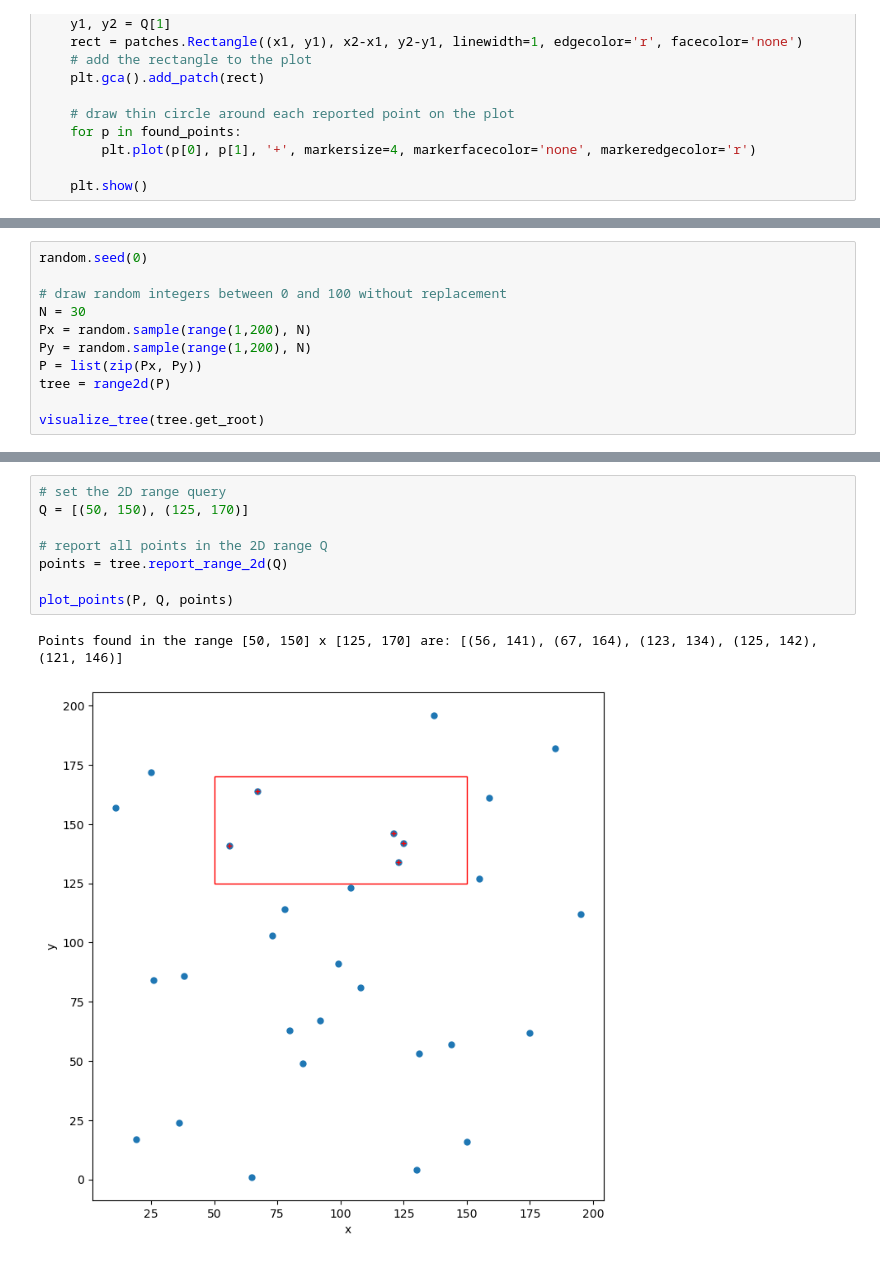
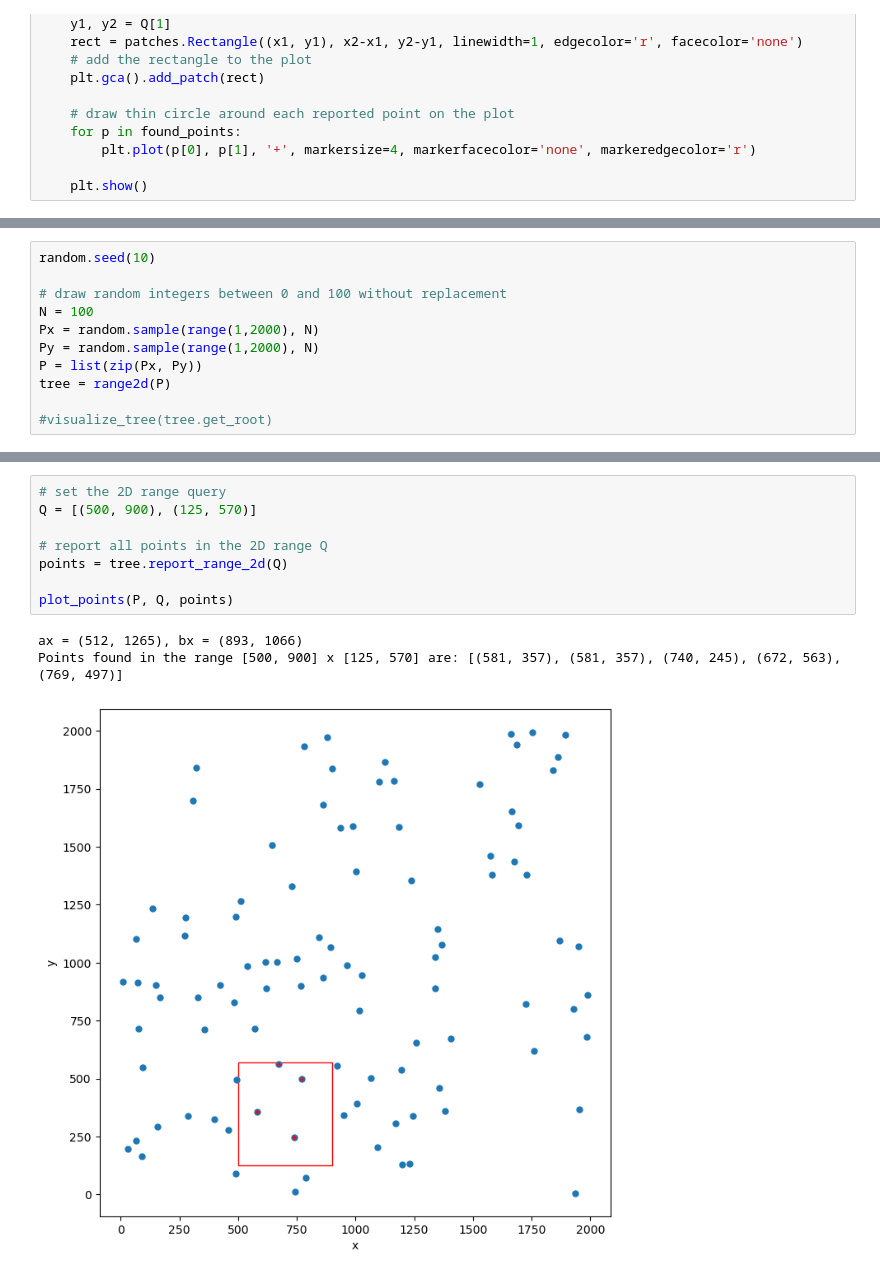
Before and after one commit to tsultan16/Classic_Algorithms, a Jupyter notebook: Range_Tree/2d_range_tree.ipynb, the cells around one changed output, grey strips where cells are left out. Cells and saved outputs as stored; diff of their text form.

```diff
--- a/Range_Tree/2d_range_tree.ipynb
+++ b/Range_Tree/2d_range_tree.ipynb
@@ -317,13 +343,13 @@ class range2d:
 
         return successor
 # %%
-random.seed(0)
+random.seed(10)
 
 # draw random integers between 0 and 100 without replacement
-N = 30
-Px = random.sample(range(1,200), N)
-Py = random.sample(range(1,200), N)
+N = 100
+Px = random.sample(range(1,2000), N)
+Py = random.sample(range(1,2000), N)
 P = list(zip(Px, Py))
 tree = range2d(P)
 
-visualize_tree(tree.get_root)
+#visualize_tree(tree.get_root)
@@ -332,11 +356,12 @@ visualize_tree(tree.get_root)
 # %%
 # set the 2D range query
-Q = [(50, 150), (125, 170)]
+Q = [(500, 900), (125, 570)]
 
 # report all points in the 2D range Q
 points = tree.report_range_2d(Q)
 
 plot_points(P, Q, points)
 # %% [output]
-Points found in the range [50, 150] x [125, 170] are: [(56, 141), (67, 164), (123, 134), (125, 142), (121, 146)]
+ax = (512, 1265), bx = (893, 1066)
+Points found in the range [500, 900] x [125, 570] are: [(581, 357), (581, 357), (740, 245), (672, 563), (769, 497)]
-[figure, old version]
+[figure, new version]
```
Also changed, not shown: parts of 2 cells of this notebook.
